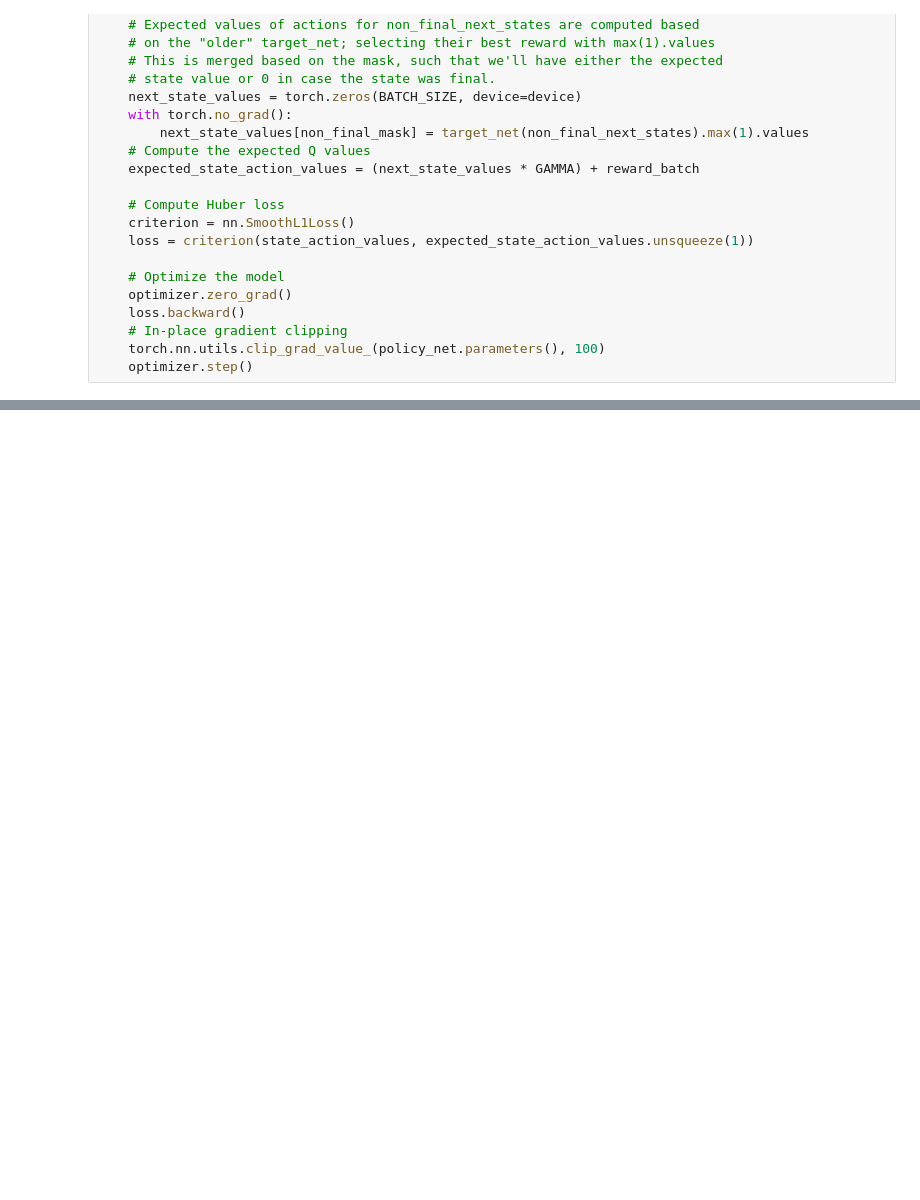
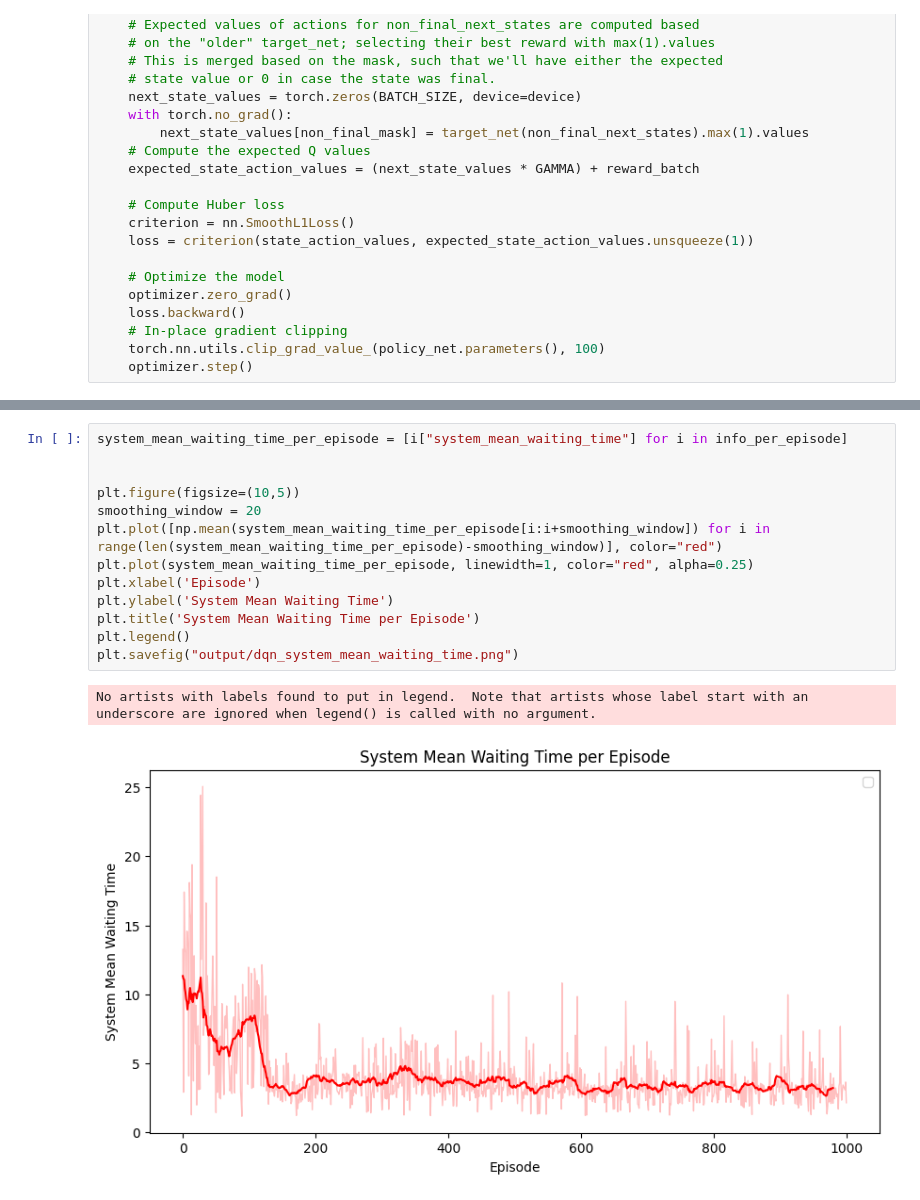
Before and after one commit to Bratet/Traffic-Light-Optimization-with-Reinforcement-Learning, a Jupyter notebook: DQN.ipynb, the cells around one changed output, grey strips where cells are left out. Saved outputs shown, nothing was run; the diff lists cells and outputs as text; blank space fills up the shorter version.

```diff
--- a/DQN.ipynb
+++ b/DQN.ipynb
@@ -267,0 +289,16 @@ plt.show()
+# %%
+system_mean_waiting_time_per_episode = [i["system_mean_waiting_time"] for i in info_per_episode]
+
+
+plt.figure(figsize=(10,5))
+smoothing_window = 20
+plt.plot([np.mean(system_mean_waiting_time_per_episode[i:i+smoothing_window]) for i in range(len(system_mean_waiting_time_per_episode)-smoothing_window)], color="red")
+plt.plot(system_mean_waiting_time_per_episode, linewidth=1, color="red", alpha=0.25)
+plt.xlabel('Episode')
+plt.ylabel('System Mean Waiting Time')
+plt.title('System Mean Waiting Time per Episode')
+plt.legend()
+plt.savefig("output/dqn_system_mean_waiting_time.png")
+# %% [output]
+No artists with labels found to put in legend.  Note that artists whose label start with an underscore are ignored when legend() is called with no argument.
+[figure, added]
```
Also changed, not shown: parts of 11 cells of this notebook, 14 other files.
